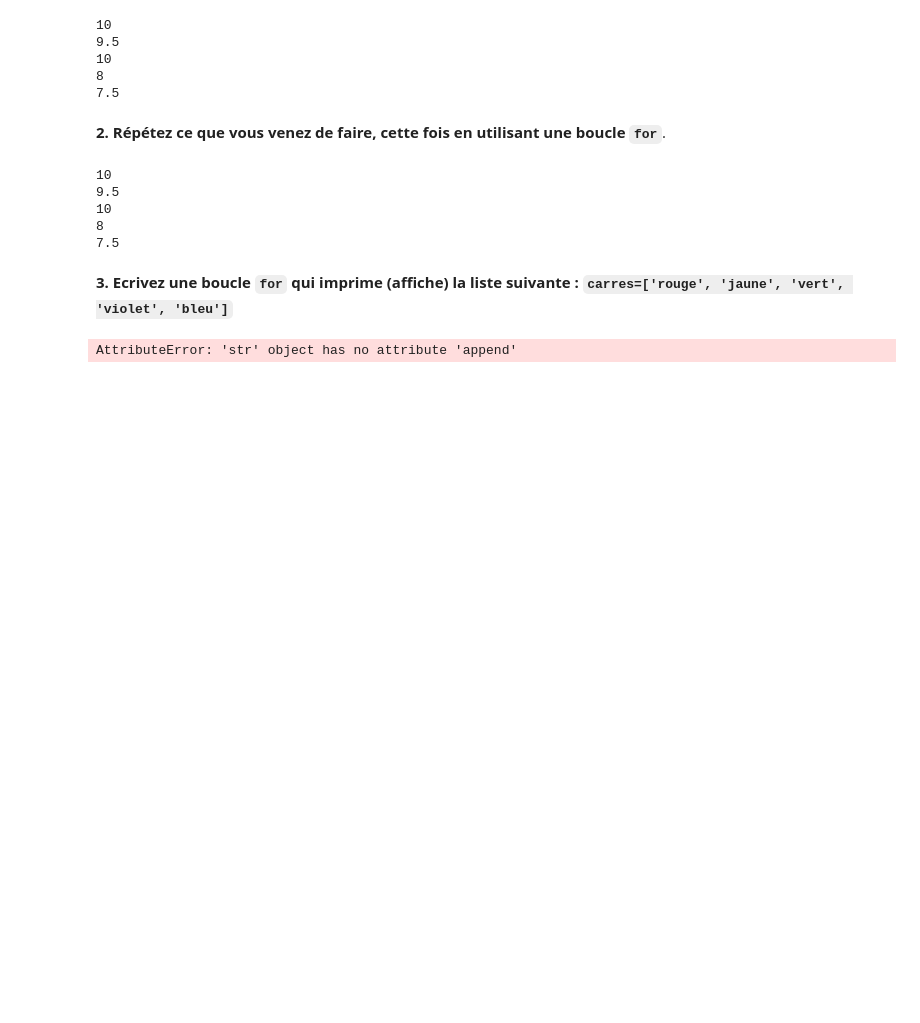
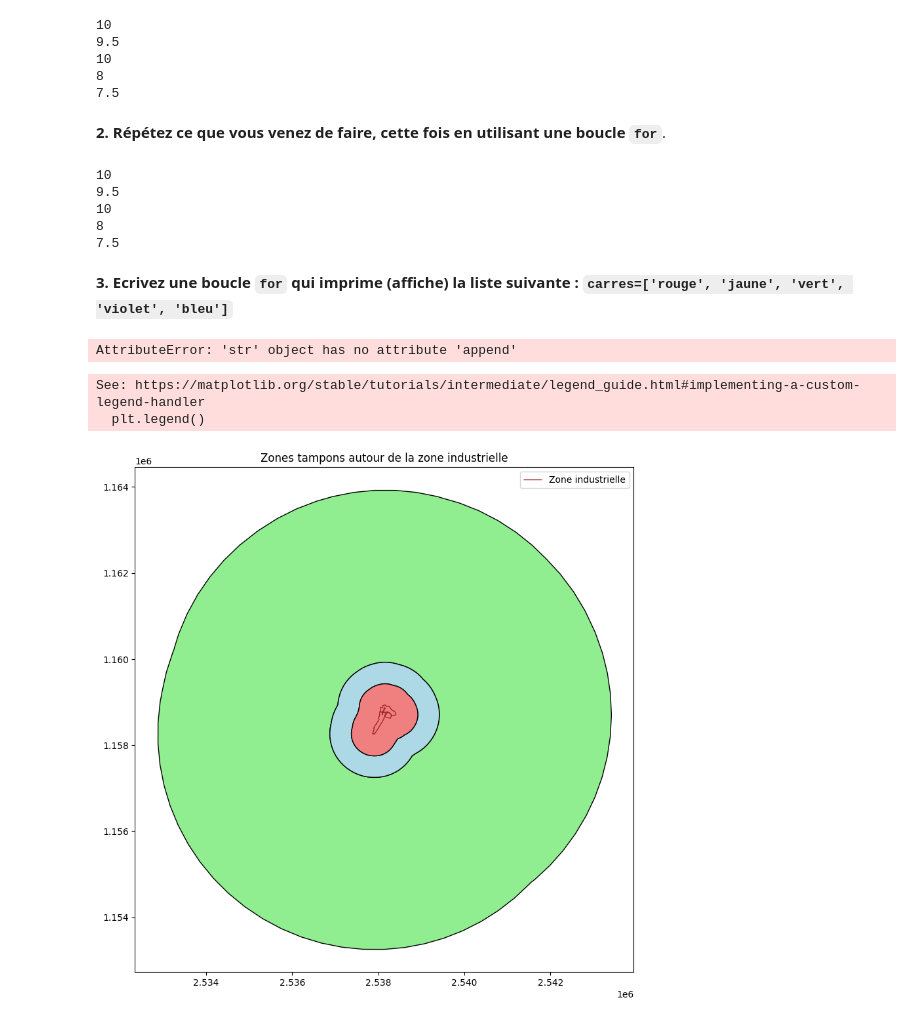
Before and after one commit to noemiezufferey/2024_Geoinformatique_I, a Jupyter notebook: s2_ip_exercice.ipynb, the cells around one changed output. Cells and saved outputs as stored; diff of their text form; code cells hidden in the pictures; blank space fills up the shorter version.

```diff
--- a/s2_ip_exercice.ipynb
+++ b/s2_ip_exercice.ipynb
@@ -105,3 +105,53 @@ for index ,carres in enumerate(['rouge', 'jaune', 'vert', 'violet', 'bleu']):
 print(carres)
 # %% [output]
 AttributeError: 'str' object has no attribute 'append'
+# %%
+import geopandas as gpd
+from shapely.ops import unary_union
+from shapely.geometry import Polygon
+import matplotlib.pyplot as plt
+
+# Charger le GeoPackage
+path_to_geopackage = "/content/geoinf-proj-ze-9933.gpkg"  # Remplacez par le chemin de votre fichier
+layer_name = "ze_9933"  # Remplacez par le nom de votre couche
+
+gdf = gpd.read_file(path_to_geopackage, layer=layer_name)
+
+# Fusionner tous les polygones en une seule géométrie
+total_geometry = unary_union(gdf.geometry)
+
+# Créer des zones tampons pour 500 m, 1 km, et 5 km
+buffer_500m = total_geometry.buffer(500)
+buffer_1km = total_geometry.buffer(1000)
+buffer_5km = total_geometry.buffer(5000)
+
+# Calculer les différences pour obtenir les anneaux
+ring_1km = buffer_1km.difference(buffer_500m)
+ring_5km = buffer_5km.difference(buffer_1km)
+
+# Créer un GeoDataFrame pour chaque zone pour la visualisation
+gdf_500m = gpd.GeoDataFrame(geometry=[buffer_500m], crs=gdf.crs)
+gdf_1km_ring = gpd.GeoDataFrame(geometry=[ring_1km], crs=gdf.crs)
+gdf_5km_ring = gpd.GeoDataFrame(geometry=[ring_5km], crs=gdf.crs)
+
+# Visualiser les résultats
+fig, ax = plt.subplots(figsize=(10, 10))
+gdf_5km_ring.plot(ax=ax, color="lightgreen", edgecolor="black", label="5 km")
+gdf_1km_ring.plot(ax=ax, color="lightblue", edgecolor="black", label="1 km")
+gdf_500m.plot(ax=ax, color="lightcoral", edgecolor="black", label="500 m")
+
+# Afficher la zone industrielle originale
+gdf.boundary.plot(ax=ax, color="brown", linewidth=1, label="Zone industrielle")
+
+plt.legend()
+plt.title("Zones tampons autour de la zone industrielle")
+plt.show()
+
+# Sauvegarder les résultats dans un fichier GeoPackage
+gdf_500m.to_file("buffer_500m.gpkg", driver="GPKG")
+gdf_1km_ring.to_file("buffer_1km_ring.gpkg", driver="GPKG")
+gdf_5km_ring.to_file("buffer_5km_ring.gpkg", driver="GPKG")
+# %% [output]
+See: https://matplotlib.org/stable/tutorials/intermediate/legend_guide.html#implementing-a-custom-legend-handler
+  plt.legend()
+[figure, added]
```
Also changed, not shown: parts of 4 cells of this notebook.
